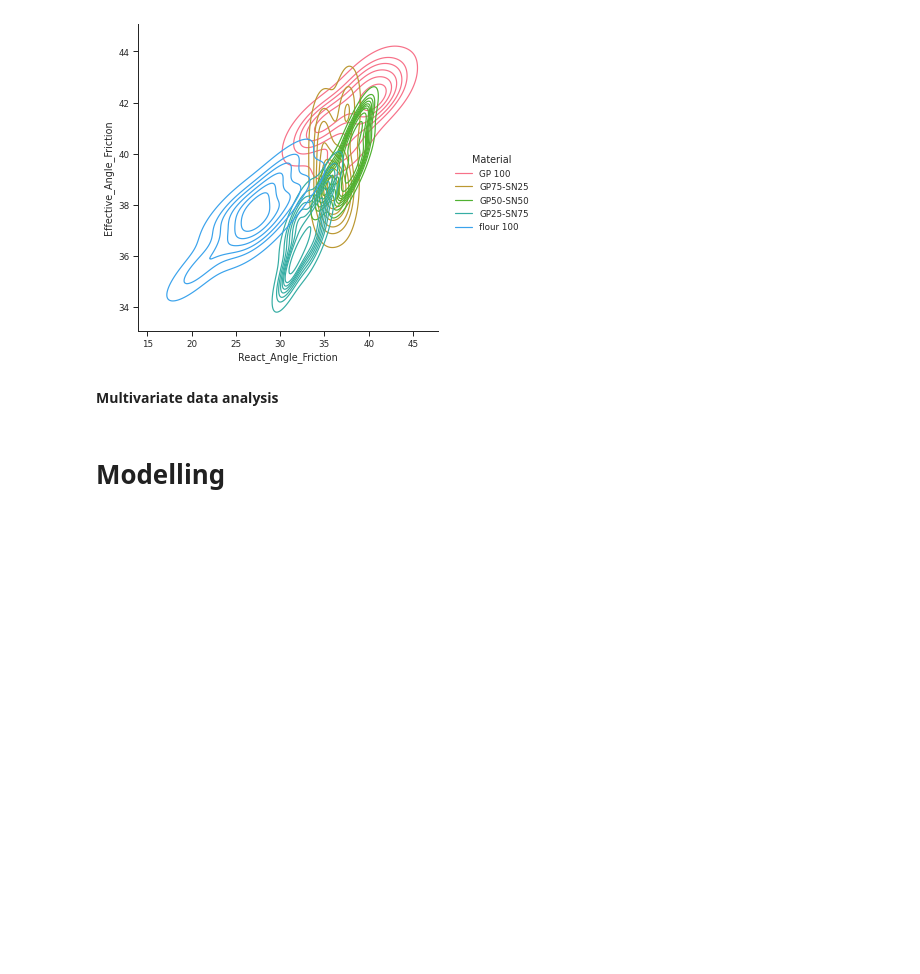
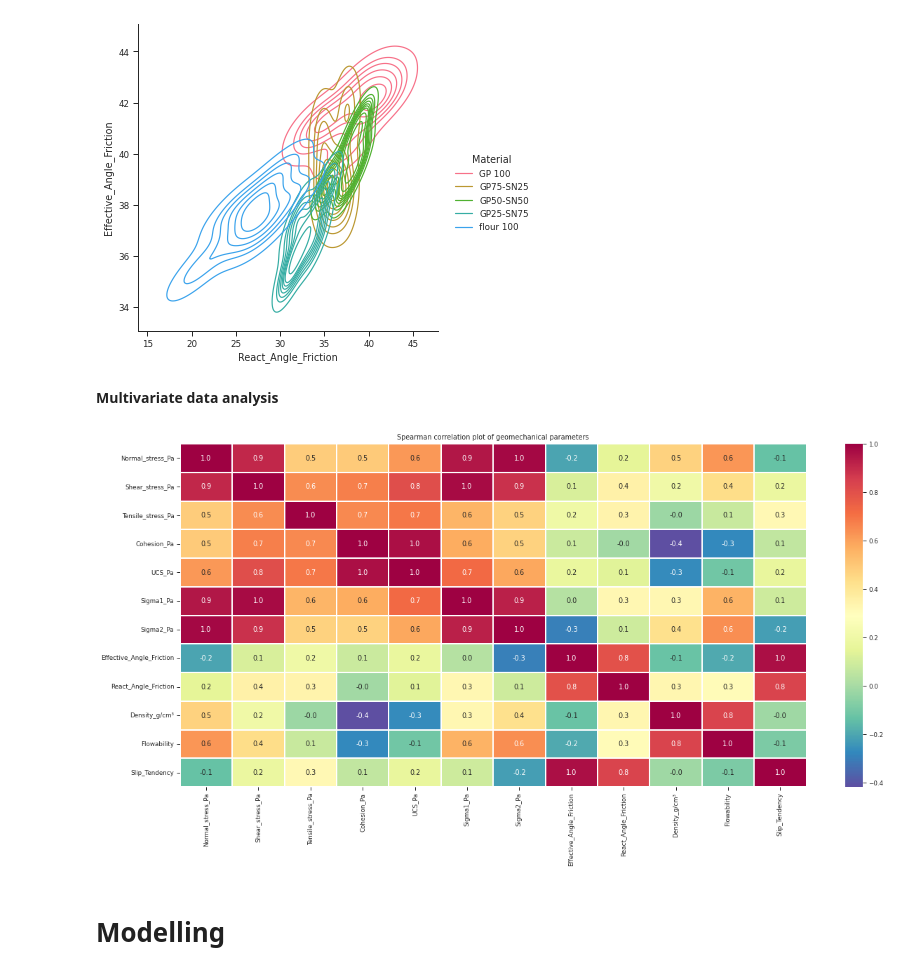
Before and after one commit to Utomi-Tom/Granular_Material_analysis, a Jupyter notebook: Geomaterial_analysis_.ipynb, the cells around one changed output. Drawn from its saved outputs; the diff is of its cells as text; code cells hidden in the pictures; blank space fills up the shorter version.

```diff
--- a/Geomaterial_analysis_.ipynb
+++ b/Geomaterial_analysis_.ipynb
@@ -218,6 +218,15 @@ sns.displot(data=Dataset, x='React_Angle_Friction', y='Effective_Angle_Friction'
 [figure]
 # %% [markdown]
 **Multivariate data analysis**
+# %%
+Corr_mat = Dataset.corr( method="spearman")
+
+fig, ax = plt.subplots( figsize=(20,9) )
+
+ax= sns.heatmap(data=Corr_mat, annot=True, cmap= 'Spectral_r', fmt=".1f", linewidths=1,  )
+plt.title("Spearman correlation plot of geomechanical parameters", );
+# %% [output]
+[figure, added]
 # %% [markdown]
 # Modelling
 # %%
```
Also changed, not shown: parts of 4 cells of this notebook.
